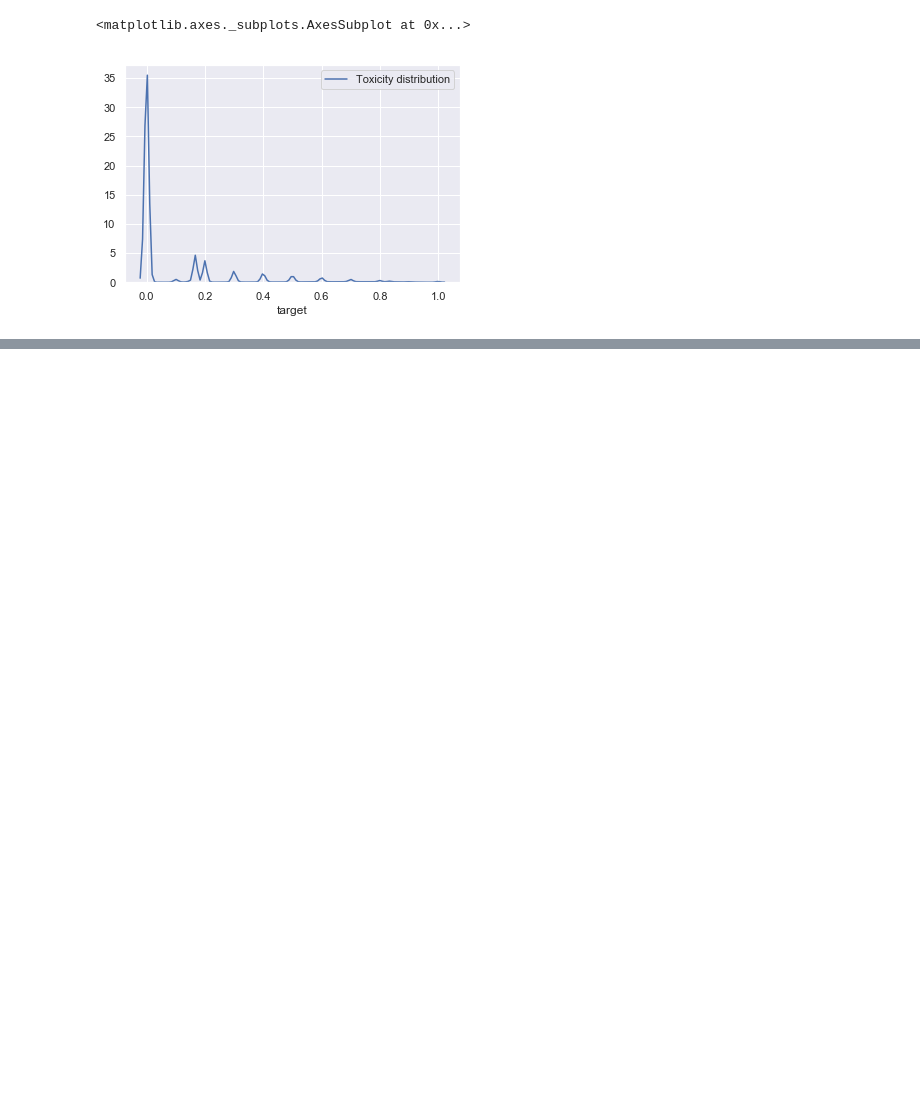
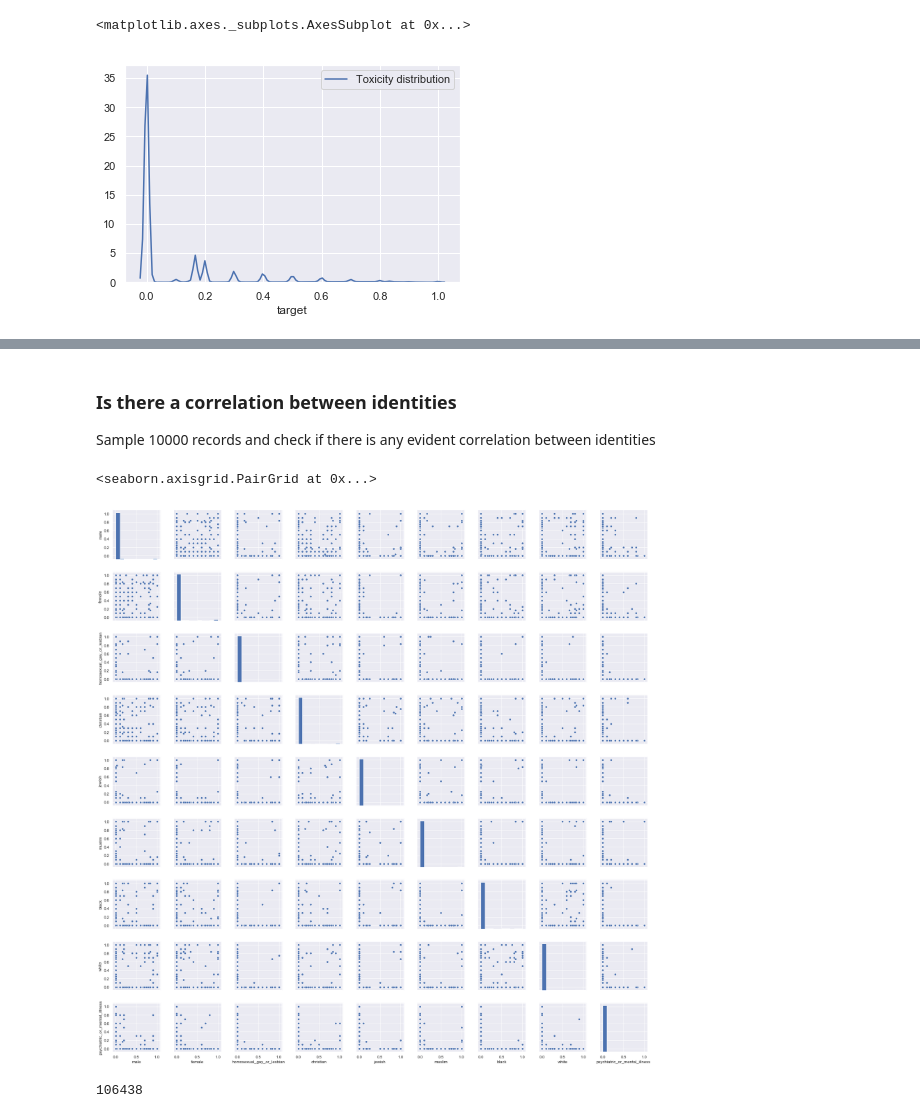
Before and after one commit to gromag/Machine-Learning-Engineer-Capstone-Project-Udacity, a Jupyter notebook: notebooks/Exploratory analysis.ipynb, the cells around one changed output, grey strips where cells are left out. Drawn from its saved outputs; the diff is of its cells as text; code cells hidden in the pictures; blank space fills up the shorter version.

```diff
--- a/notebooks/Exploratory analysis.ipynb
+++ b/notebooks/Exploratory analysis.ipynb
@@ -19,7 +27,7 @@ print(os.listdir("../input"))
 train_source = pd.read_csv('../input/train.csv')
 test_source = pd.read_csv('../input/test.csv')
 
-train = train_souce
+train = train_source
 test = test_source
 # %%
 import matplotlib.pyplot as plt
@@ -109,0 +199,9 @@ The percentage of toxic comments for identity psychiatric_or_mental_illness is 1
+# %% [markdown]
+### Is there a correlation between identities
+
+Sample 10000 records and check if there is any evident correlation between identities
+# %%
+sns.pairplot(train[identity_columns].sample(10000))
+# %% [output]
+<seaborn.axisgrid.PairGrid at 0x...>
+[figure, added]
@@ -109,0 +210,4 @@ The percentage of toxic comments for identity psychiatric_or_mental_illness is 1
+# %%
+len(toxic_records)
+# %% [output]
+106438
```
Also changed, not shown: parts of 25 cells of this notebook, 1 other file.
